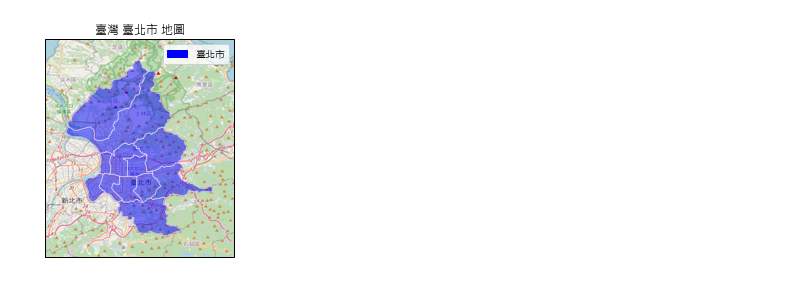
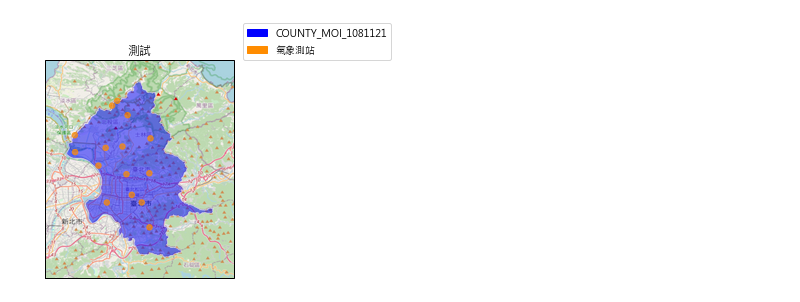
Before and after one commit to cvb14795/export-static-map, a Jupyter notebook: ExportPic.ipynb, the cells around one changed output. Saved outputs shown, nothing was run; the diff lists cells and outputs as text; code cells hidden in the pictures.

Commit message:
add legend & add support readfile from .shp and .csv

```diff
--- a/ExportPic.ipynb
+++ b/ExportPic.ipynb
@@ -60,8 +101,13 @@ df.plot()
 # %%
-# shapely物件 bounds 回傳經緯度min/max (minx/miny/maxx/maxy)
-bounds = df.geometry.bounds
-margin = 0.03
-bound = [min(bounds.minx)-margin, max(bounds.maxx)+margin,
-         min(bounds.miny)-margin, max(bounds.maxy)+margin]
-bound
+# 迭代各dataframe 回傳經緯度min/max (minx/miny/maxx/maxy)
+bound = [9999, 0, 9999 , 0] # 預設值
+for df in df_set:
+    bounds = df.geometry.bounds
+    margin = 0.03
+    # 檢查各值 符合條件(更大的bound框)則更新
+    bound = [min(bounds.minx)-margin if min(bounds.minx)<bound[0] else bound[0], # 最小經度
+             max(bounds.maxx)+margin if max(bounds.maxx)>bound[1] else bound[1], # 最大經度
+             min(bounds.miny)-margin if min(bounds.miny)<bound[2] else bound[2], # 最小緯度
+             max(bounds.maxy)+margin if max(bounds.maxy)>bound[3] else bound[3]] # 最大緯度
+print(bound)
 # %% [output]
@@ -90,39 +133,70 @@ def new_get_image(self, tile):
 # %%
 # 解決matplotlib本身不支援中文字體 會顯示成方塊的問題
 # 參見： https://stackoverflow.com/questions/10960463/non-ascii-characters-in-matplotlib
 plt.rcParams['axes.unicode_minus'] = False # 解決負號 '-' 顯示為方塊的問題
 plt.rc('font', **{'sans-serif' : 'Microsoft JhengHei', # 指定中文字體 (微軟正黑體)
                   'family' : 'sans-serif'}) # 指定默認字型
 
 fig = plt.figure()
 ax = fig.add_subplot(1, 1, 1, projection=ccrs.PlateCarree())
 
-ax.set_title("臺灣 {} 地圖".format(label))
+ax.set_title("測試")
 ax.set_extent(bound, ccrs.PlateCarree())
 OSM.get_image = new_get_image
 imagery = OSM()
 # interpolation: matplotlib抗鋸齒
 # 待0.18.1發佈更新 可修正下述bug
 # cartopy0.18版interpolation有bug
 # 參見: https://github.com/SciTools/cartopy/issues/1563
 # cartopy0.17版add_image有bug
 # 參見: https://github.com/SciTools/cartopy/issues/1341
 zoom = 11
 inter = 'spline36'
 # regrid_shape: basemap長寬之短邊尺寸
 regrid = 2500
 dpi = 3000
 ax.add_image(imagery, zoom, interpolation=inter, regrid_shape=regrid)
-geom_facecolor = 'blue'
-ax.add_geometries(df.geometry, ccrs.PlateCarree(),
-                  edgecolor='white', facecolor=geom_facecolor, alpha=0.5)
 
-# plt.plot的圖例可指定實例讓handles自動生成
-# add_geometries的圖例需透過mpatches.Patch
-patch = mpatches.Patch(color=geom_facecolor, label=label)
-plt.legend(handles=[patch], loc='best')
-plt.savefig('./output/{}_{}_regrid{}_dpi{}_{}.jpg'.format(zoom, inter, regrid, dpi, fname),
-            dpi=dpi)
+# 在指定的色彩表中取等間隔序列隨機生成顏色
+# 參見: https://matplotlib.org/3.1.0/tutorials/colors/colormaps.html
+# 或使用十六進位色碼, 列表： https://www.ebaomonthly.com/window/photo/lesson/colorList.htm
+cmap = plt.get_cmap('rainbow')
+colors = cmap(np.linspace(0,1, len(file_set)))
+patchs = []
+for label, color, df in zip(file_set, colors, df_set):
+    if sum(df.geom_type == 'Point') != 0: # polnt無法add_geometries轉多邊形 改用scatter散佈圖方式
+        c='#FF8C00'
+        ax.scatter([point.x for point in df.geometry],
+                   [point.y for point in df.geometry],
+                   s=[30 for i in range(len(df.geometry))], # s = size:控制每個點大小的list
+                   #c=np.array([color]),  # c = color:色彩表的顏色需用np.array轉2Darray
+                   c=c,
+                   alpha=0.7,
+                   transform=ccrs.PlateCarree(),
+                   zorder=2) # Zorder:大的在上面 預設為先畫的在上面
+    else:
+        c='blue'
+        ax.add_geometries(df.geometry,
+                          ccrs.PlateCarree(),
+                          edgecolor='white',
+                          #facecolor=color,
+                          facecolor=c,
+                          alpha=0.5,
+                          zorder=1)
+    # plt.plot的圖例可指定實例讓handles自動生成
+    # add_geometries的圖例需透過mpatches.Patch
+    patchs.append(mpatches.Patch(color=c,
+                                 #color=color,
+                                 label=label))
+lg = plt.legend(handles=patchs,
+           bbox_to_anchor=(1.05, 1), # (0,0):座標軸左下角 ; (1,1):座標軸右上角
+           loc='lower left',
+           borderaxespad=0.)
+plt.savefig('./output/result.jpg',
+            dpi=dpi,
+            # 防止圖例框轉圖像時被裁剪
+            bbox_extra_artists=(lg,),
+            bbox_inches='tight')
 plt.show()
 # %% [output]
-[figure, old version]
+[figure, new version]
```
Also changed, not shown: parts of 5 cells of this notebook, 1 other file.
